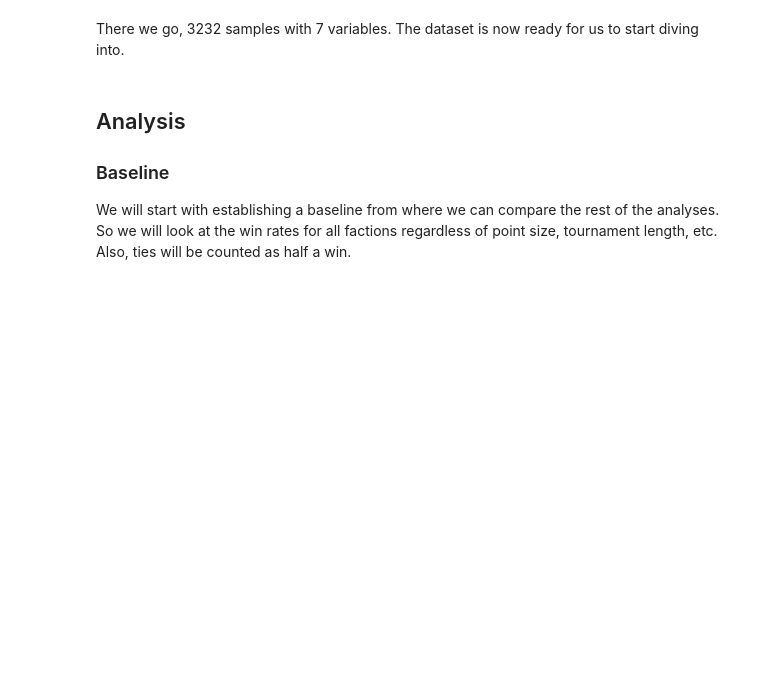
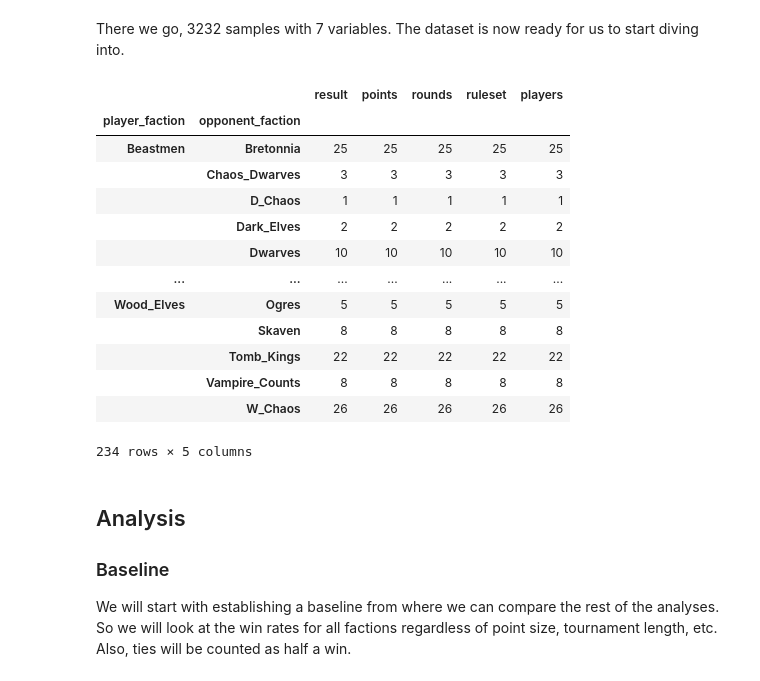
Before and after one commit to jacoblundeen/tow_analysis, a Jupyter notebook: tow_analysis.ipynb, the cells around one changed output. Drawn from its saved outputs; the diff is of its cells as text; code cells hidden in the pictures; blank space fills up the shorter version.

```diff
--- a/tow_analysis.ipynb
+++ b/tow_analysis.ipynb
@@ -71,6 +71,23 @@ display(player_db)
 3232 rows × 7 columns
 # %% [markdown]
 There we go, 3232 samples with 7 variables. The dataset is now ready for us to start diving into.
+# %%
+player_db.groupby(['player_faction', 'opponent_faction']).count()
+# %% [output]
+|  |  | result | points | rounds | ruleset | players |
+| player_faction | opponent_faction |  |  |  |  |  |
+| Beastmen | Bretonnia | 25 | 25 | 25 | 25 | 25 |
+|  | Chaos_Dwarves | 3 | 3 | 3 | 3 | 3 |
+|  | D_Chaos | 1 | 1 | 1 | 1 | 1 |
+|  | Dark_Elves | 2 | 2 | 2 | 2 | 2 |
+|  | Dwarves | 10 | 10 | 10 | 10 | 10 |
+| ... | ... | ... | ... | ... | ... | ... |
+| Wood_Elves | Ogres | 5 | 5 | 5 | 5 | 5 |
+|  | Skaven | 8 | 8 | 8 | 8 | 8 |
+|  | Tomb_Kings | 22 | 22 | 22 | 22 | 22 |
+|  | Vampire_Counts | 8 | 8 | 8 | 8 | 8 |
+|  | W_Chaos | 26 | 26 | 26 | 26 | 26 |
+234 rows × 5 columns
 # %% [markdown]
 ## Analysis
 ### Baseline
```
Also changed, not shown: parts of 15 cells of this notebook.
